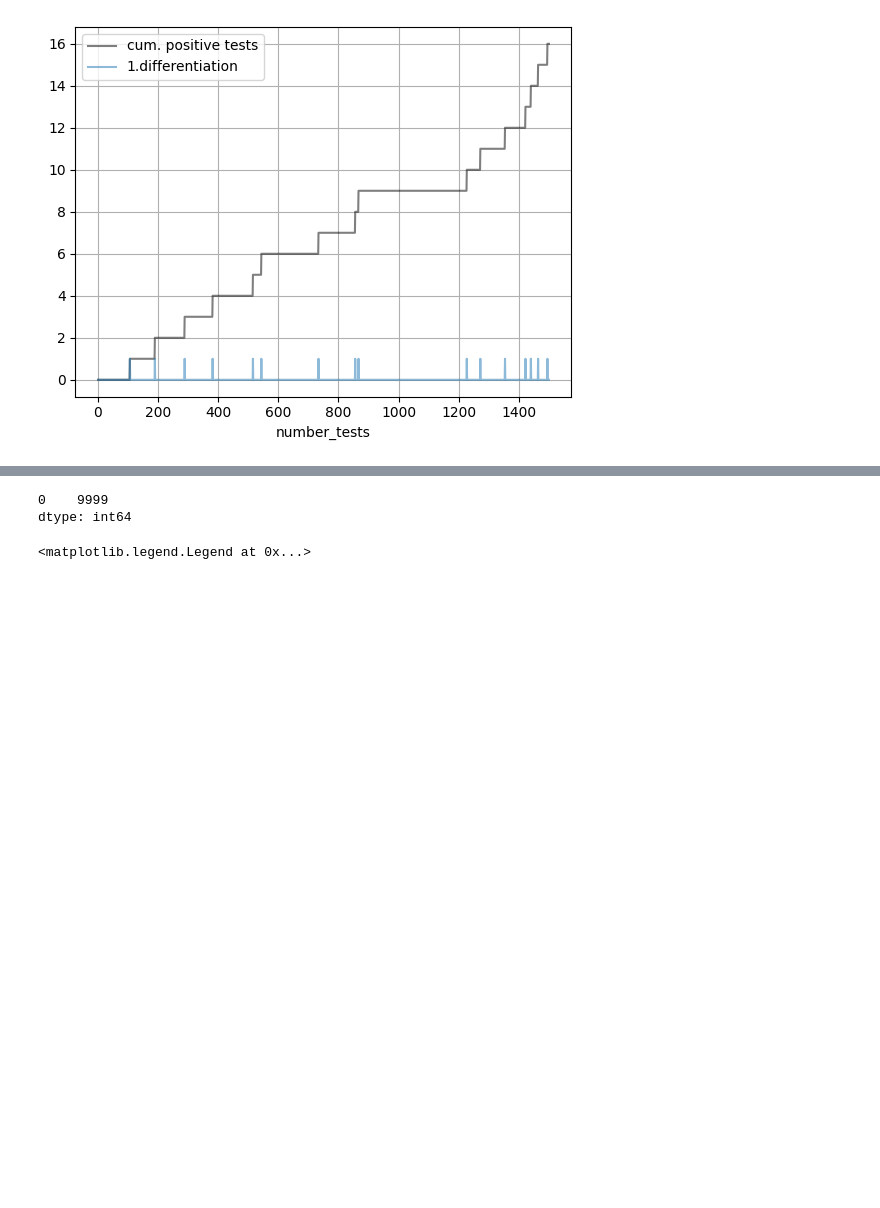
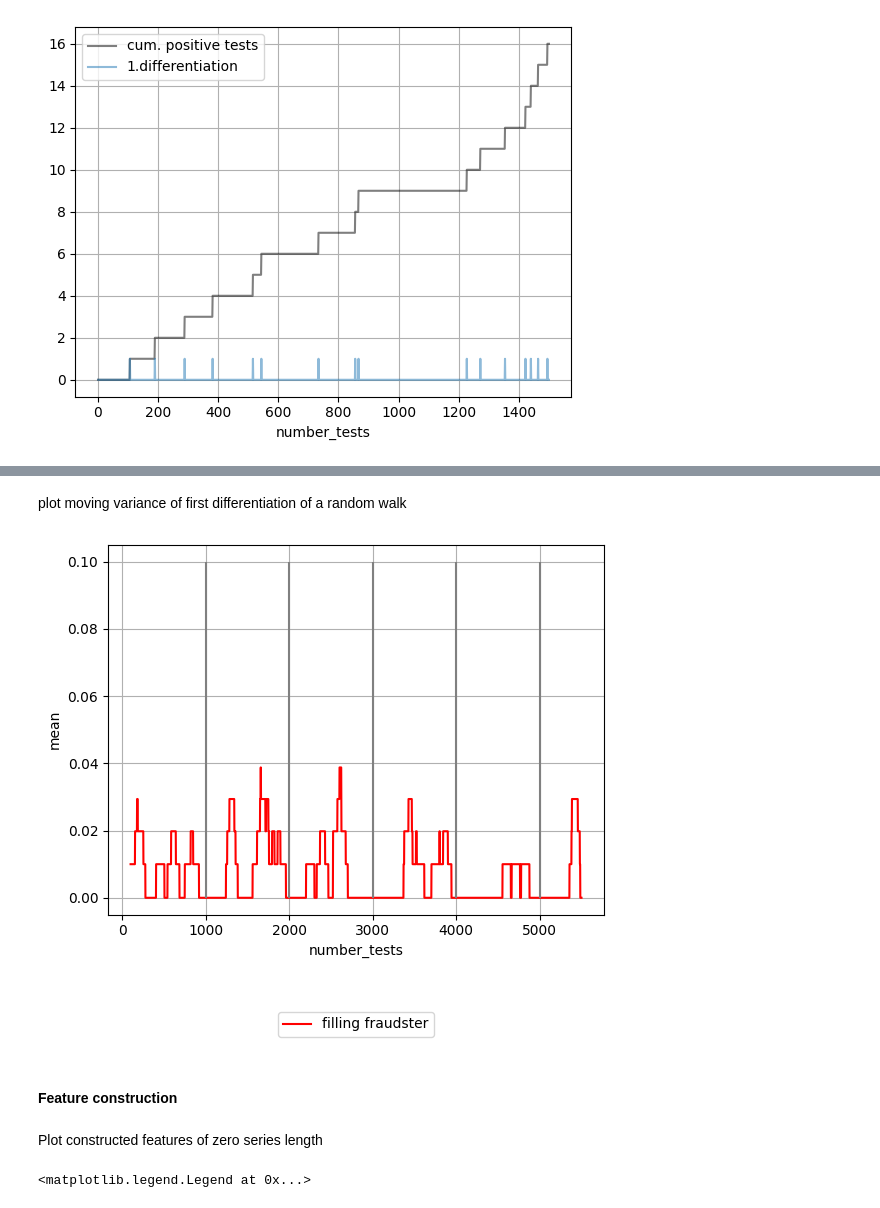
Before and after one commit to benjamin-adrian/fraud_detection_example, a Jupyter notebook: Fraud_Workbench.ipynb, the cells around one changed output, grey strips where cells are left out. Drawn from its saved outputs; the diff is of its cells as text; code cells hidden in the pictures; blank space fills up the shorter version.

```diff
--- a/Fraud_Workbench.ipynb
+++ b/Fraud_Workbench.ipynb
@@ -210,2 +227,16 @@ plt.show()
+# %% [markdown]
+plot moving variance of first differentiation of a random walk
+# %%
+ax11 = df_sum["ff"].loc[1:5500].diff().rolling(100).var().plot(color="r")
+plt.legend(["filling fraudster"],loc='lower center',
+    bbox_to_anchor=(0.5, -0.35), ncol=5,)
+plt.vlines([1000,2000,3000,4000,5000], ymin=0, ymax=0.1,color="gray")
+plt.ylabel("mean")
+plt.grid()
+plt.show()
+# %% [output]
+[figure, added]
+# %% [markdown]
+#### Feature construction
 # %%
 def count_zero_series(df):
@@ -224,11 +260,8 @@ def count_zero_series(df):
     if count > 0:
         counts += [count]
     return pd.Series(counts)
-# %%
-count_zero_series(df_sum["f*"].diff())
-# %% [output]
-0    9999
-dtype: int64
+# %% [markdown]
+Plot constructed features of zero series length
 # %%
 for i in range(10):
     count_zero_series(df_sum[i].diff()).plot(color="k")
```
Also changed, not shown: parts of 75 cells of this notebook.
